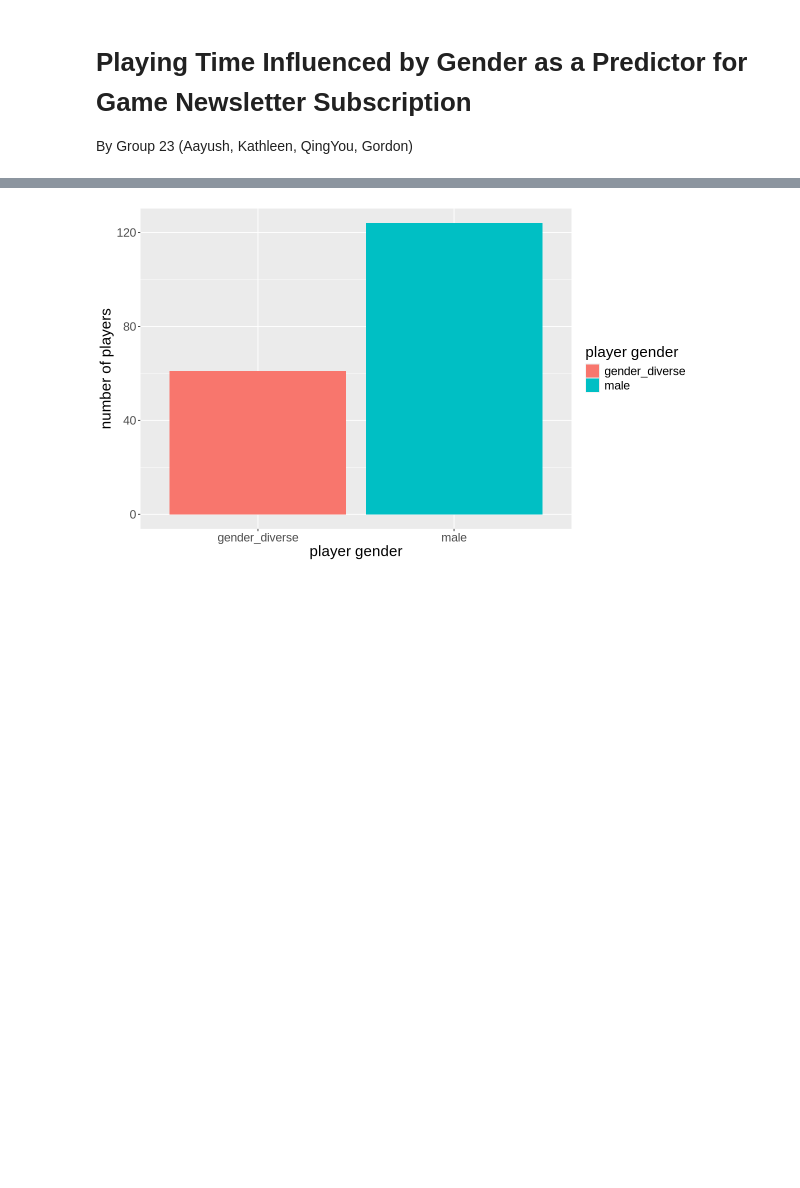
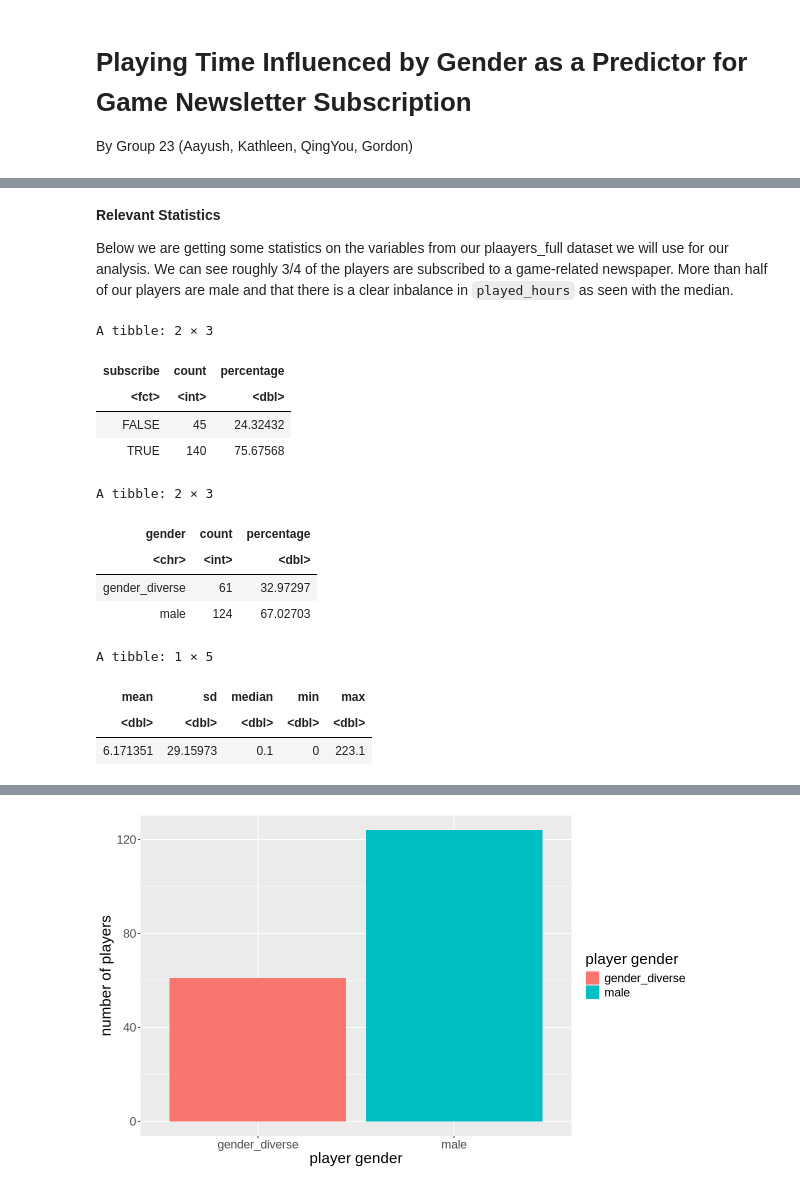
Before and after one commit to kathleenramsey/dsci100_group23, a Jupyter notebook: FINAL_PROJECT_23.ipynb, the cells around one changed output, grey strips where cells are left out. Cells and saved outputs as stored; diff of their text form; code cells hidden in the pictures; blank space fills up the shorter version.

```diff
--- a/FINAL_PROJECT_23.ipynb
+++ b/FINAL_PROJECT_23.ipynb
@@ -101,6 +111,46 @@ players_gd <- players |>
     select(subscribe, played_hours, gender) |>
     filter(gender != 'Male', gender != 'Prefer not to say') |>
     mutate(subscribe = as.factor(subscribe))
+# %% [markdown]
+**Relevant Statistics**
+
+Below we are getting some statistics on the variables from our plaayers_full dataset we will use for our analysis. We can see roughly 3/4 of the players are subscribed to a game-related newspaper. More than half of our players are male and that there is a clear inbalance in `played_hours` as seen with the median.
+# %%
+`subscription_%` <- players_full |>
+    group_by(subscribe) |>
+    summarize(count = n()) |>
+    mutate(percentage = (count / sum(count)) * 100)
+`subscription_%`
+
+`gender_%` <- players_full |>
+    group_by(gender) |>
+    summarize(count = n()) |>
+    mutate(percentage = (count / sum(count)) * 100)
+`gender_%`
+
+played_hours_summary <- players_full |>
+    select(played_hours) |>
+    summarize(mean = mean(played_hours, na.rm = TRUE),
+              sd = sd(played_hours, na.rm = TRUE),
+              median = median(played_hours, na.rm = TRUE),
+              min = min(played_hours, na.rm = TRUE),
+              max = max(played_hours, na.rm = TRUE))
+played_hours_summary
+# %% [output]
+A tibble: 2 × 3
+| subscribe | count | percentage |
+| <fct> | <int> | <dbl> |
+| FALSE | 45 | 24.32432 |
+| TRUE | 140 | 75.67568 |
+A tibble: 2 × 3
+| gender | count | percentage |
+| <chr> | <int> | <dbl> |
+| gender_diverse | 61 | 32.97297 |
+| male | 124 | 67.02703 |
+A tibble: 1 × 5
+| mean | sd | median | min | max |
+| <dbl> | <dbl> | <dbl> | <dbl> | <dbl> |
+| 6.171351 | 29.15973 | 0.1 | 0 | 223.1 |
 # %%
 options(repr.plot.height = 6, repr.plot.width = 10)
 
```
Also changed, not shown: parts of 5 cells of this notebook.
